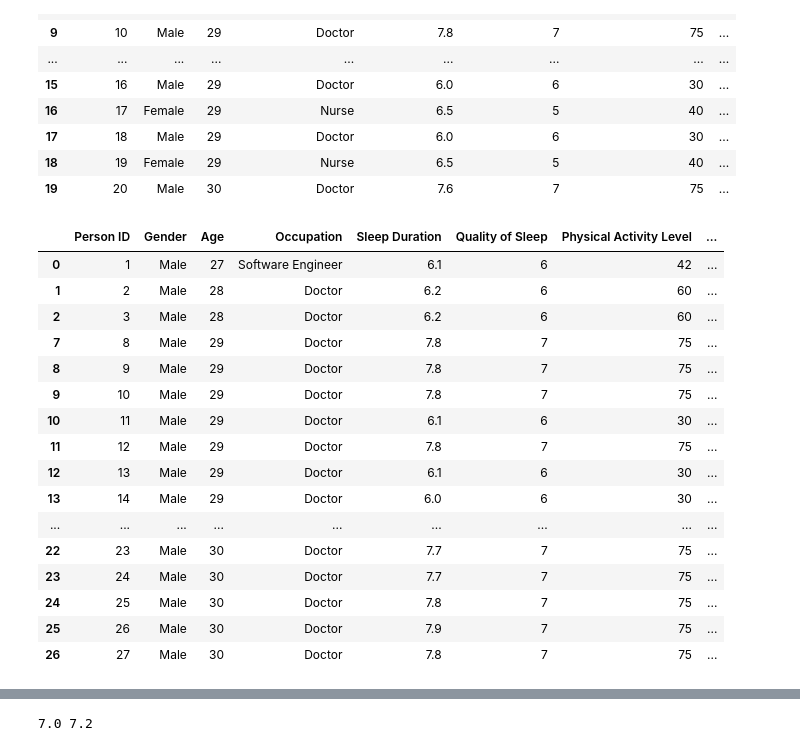
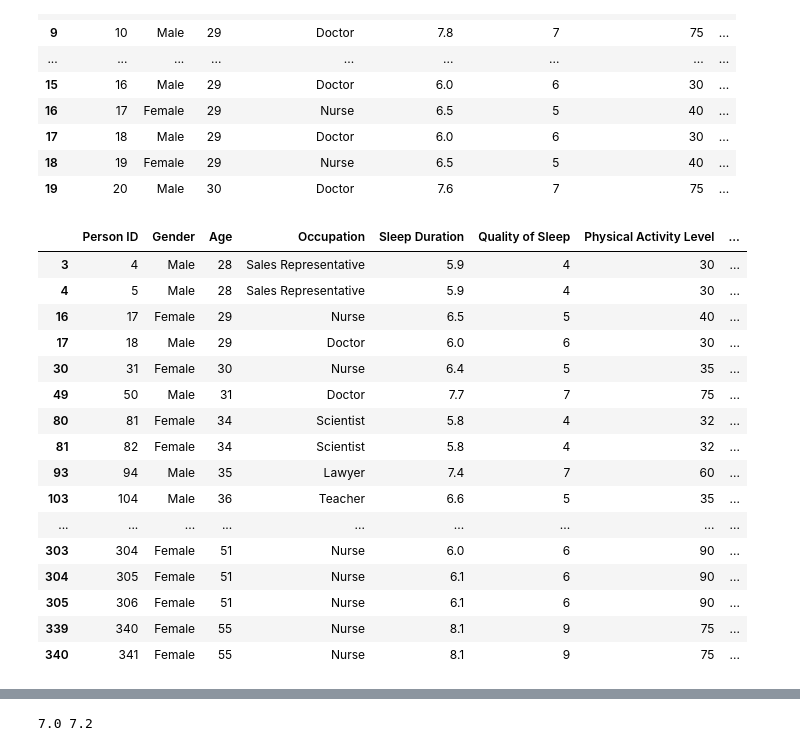
Before and after one commit to ThanhVo626/SleepHealth_EDA, a Jupyter notebook: TV_work.ipynb, the cells around one changed output, grey strips where cells are left out. Cells and saved outputs as stored; diff of their text form; code cells hidden in the pictures.

```diff
--- a/TV_work.ipynb
+++ b/TV_work.ipynb
@@ -30,24 +32,27 @@ sleep_df.head(20)
 # %%
 sleep_df['BMI Category'] = sleep_df['BMI Category'].replace({'Normal Weight':'Normal'})
 sleep2_df = sleep_df.loc[sleep_df['Sleep Disorder']!='Insomnia',:]
 sleep2_df = sleep2_df.loc[sleep2_df['Sleep Disorder']!='Sleep Apnea',:]
-sleep2_df.head(20)
+
+sleep3_df = sleep_df.loc[sleep_df['Sleep Disorder']=='Sleep Apnea',:]
+sleep4_df = sleep_df.loc[sleep_df['Sleep Disorder']=='Insomnia',:]
+sleep3_df.head(50)
 # %% [output]
 |  | Person ID | Gender | Age | Occupation | Sleep Duration | Quality of Sleep | Physical Activity Level | ... |
-| 0 | 1 | Male | 27 | Software Engineer | 6.1 | 6 | 42 | ... |
-| 1 | 2 | Male | 28 | Doctor | 6.2 | 6 | 60 | ... |
-| 2 | 3 | Male | 28 | Doctor | 6.2 | 6 | 60 | ... |
-| 7 | 8 | Male | 29 | Doctor | 7.8 | 7 | 75 | ... |
-| 8 | 9 | Male | 29 | Doctor | 7.8 | 7 | 75 | ... |
-| 9 | 10 | Male | 29 | Doctor | 7.8 | 7 | 75 | ... |
-| 10 | 11 | Male | 29 | Doctor | 6.1 | 6 | 30 | ... |
-| 11 | 12 | Male | 29 | Doctor | 7.8 | 7 | 75 | ... |
-| 12 | 13 | Male | 29 | Doctor | 6.1 | 6 | 30 | ... |
-| 13 | 14 | Male | 29 | Doctor | 6.0 | 6 | 30 | ... |
+| 3 | 4 | Male | 28 | Sales Representative | 5.9 | 4 | 30 | ... |
+| 4 | 5 | Male | 28 | Sales Representative | 5.9 | 4 | 30 | ... |
+| 16 | 17 | Female | 29 | Nurse | 6.5 | 5 | 40 | ... |
+| 17 | 18 | Male | 29 | Doctor | 6.0 | 6 | 30 | ... |
+| 30 | 31 | Female | 30 | Nurse | 6.4 | 5 | 35 | ... |
+| 49 | 50 | Male | 31 | Doctor | 7.7 | 7 | 75 | ... |
+| 80 | 81 | Female | 34 | Scientist | 5.8 | 4 | 32 | ... |
+| 81 | 82 | Female | 34 | Scientist | 5.8 | 4 | 32 | ... |
+| 93 | 94 | Male | 35 | Lawyer | 7.4 | 7 | 60 | ... |
+| 103 | 104 | Male | 36 | Teacher | 6.6 | 5 | 35 | ... |
 | ... | ... | ... | ... | ... | ... | ... | ... | ... |
-| 22 | 23 | Male | 30 | Doctor | 7.7 | 7 | 75 | ... |
-| 23 | 24 | Male | 30 | Doctor | 7.7 | 7 | 75 | ... |
-| 24 | 25 | Male | 30 | Doctor | 7.8 | 7 | 75 | ... |
-| 25 | 26 | Male | 30 | Doctor | 7.9 | 7 | 75 | ... |
-| 26 | 27 | Male | 30 | Doctor | 7.8 | 7 | 75 | ... |
+| 303 | 304 | Female | 51 | Nurse | 6.0 | 6 | 90 | ... |
+| 304 | 305 | Female | 51 | Nurse | 6.1 | 6 | 90 | ... |
+| 305 | 306 | Female | 51 | Nurse | 6.1 | 6 | 90 | ... |
+| 339 | 340 | Female | 55 | Nurse | 8.1 | 9 | 75 | ... |
+| 340 | 341 | Female | 55 | Nurse | 8.1 | 9 | 75 | ... |
 # %%
```
Also changed, not shown: parts of 9 cells of this notebook.
